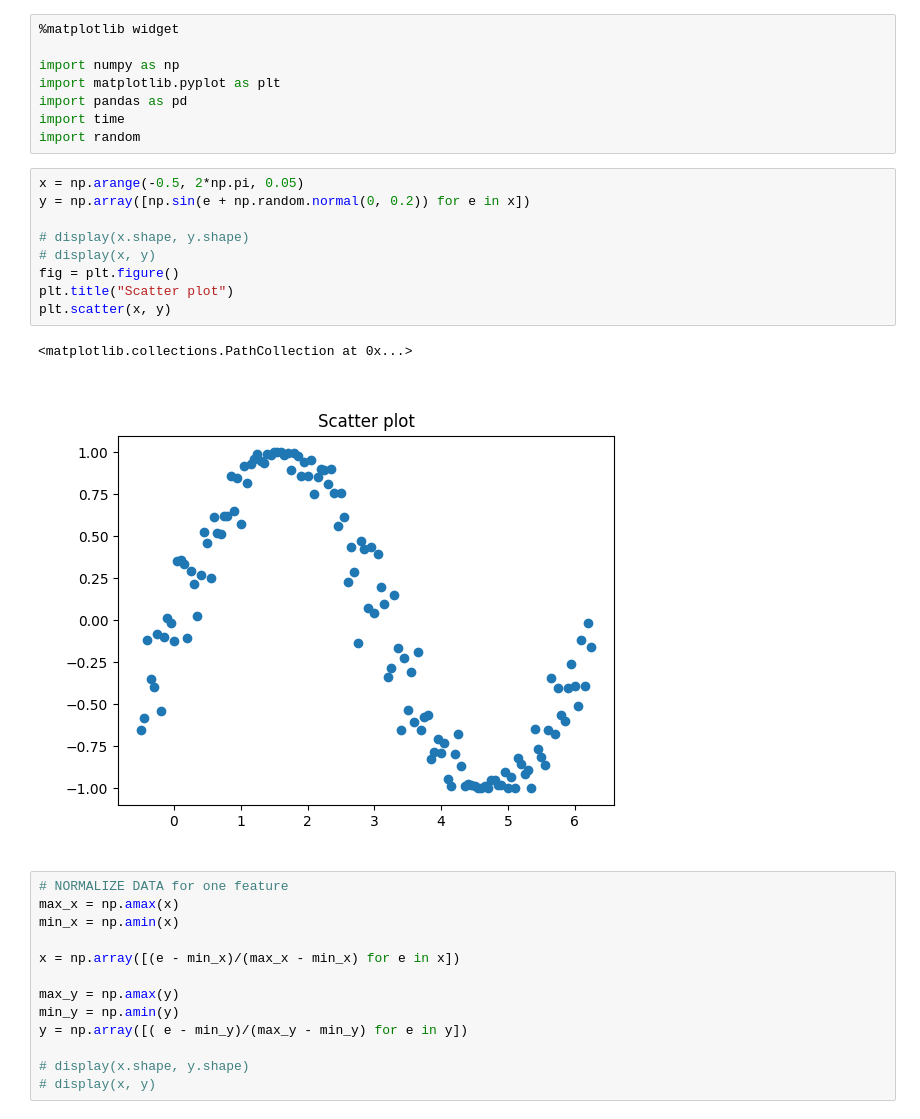
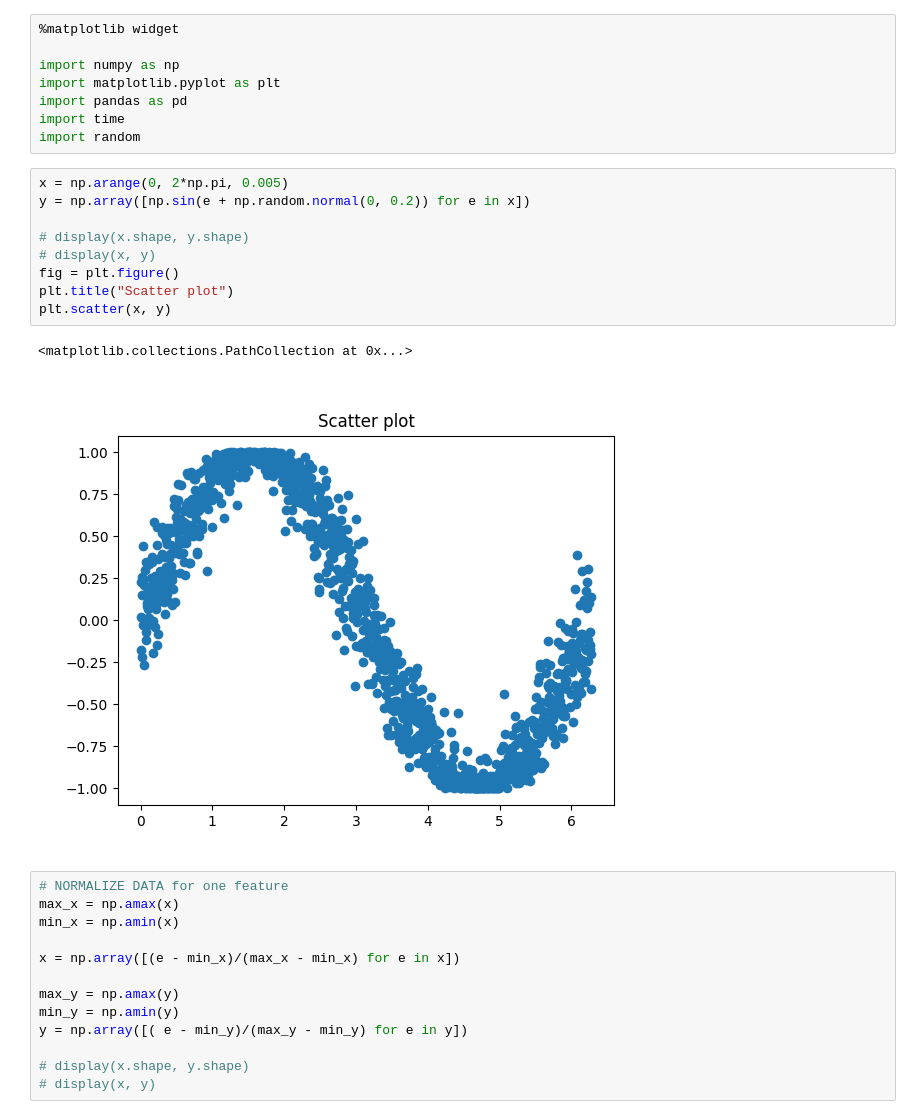
Before and after one commit to jeremy-jmc/ML_Algorithms, a Jupyter notebook: S3_Non-Linear_Regression_L2_Reg.ipynb, the cells around one changed output. Saved outputs shown, nothing was run; the diff lists cells and outputs as text.

```diff
--- a/S3_Non-Linear_Regression_L2_Reg.ipynb
+++ b/S3_Non-Linear_Regression_L2_Reg.ipynb
@@ -9,17 +9,17 @@ import pandas as pd
 import time
 import random
 # %%
-x = np.arange(-0.5, 2*np.pi, 0.05)
+x = np.arange(0, 2*np.pi, 0.005)
 y = np.array([np.sin(e + np.random.normal(0, 0.2)) for e in x])
 
 # display(x.shape, y.shape)
 # display(x, y)
 fig = plt.figure()
 plt.title("Scatter plot")
 plt.scatter(x, y)
 # %% [output]
 <matplotlib.collections.PathCollection at 0x...>
-[figure, old version]
+[figure, new version]
 # %%
 # NORMALIZE DATA for one feature
 max_x = np.amax(x)
```
Also changed, not shown: parts of 5 cells of this notebook, 1 other file.
